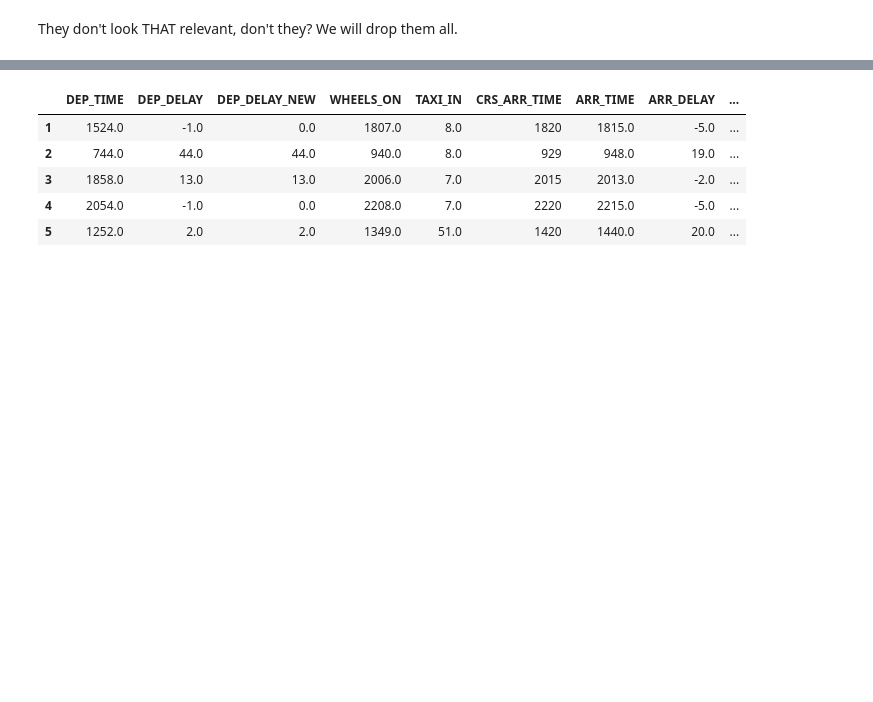
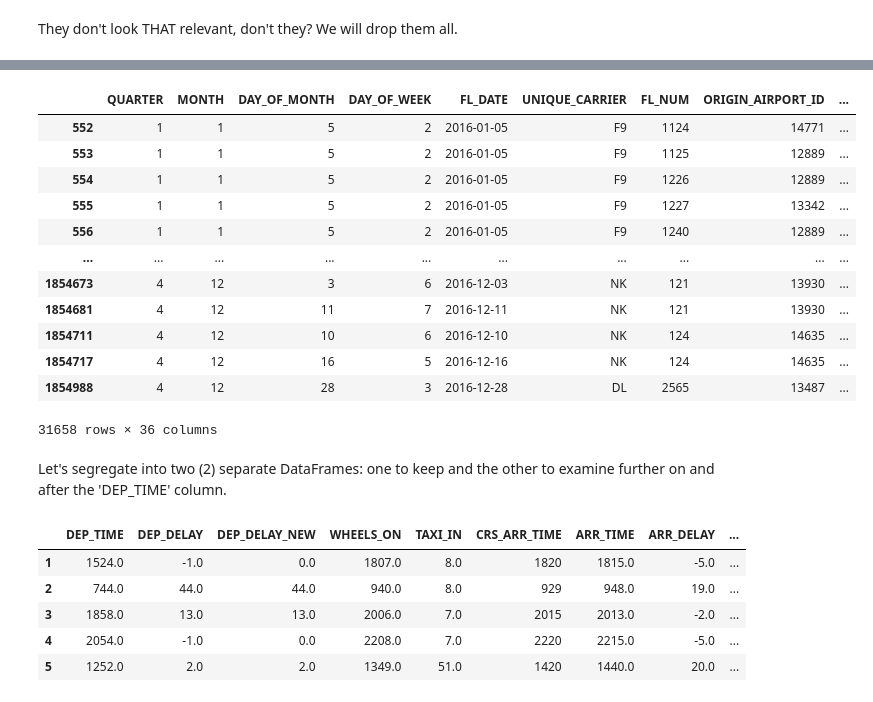
Before and after one commit to tezzytezzy/us-flight-delay, a Jupyter notebook: us-flight-delay.ipynb, the cells around one changed output, grey strips where cells are left out. Cells and saved outputs as stored; diff of their text form; code cells hidden in the pictures; blank space fills up the shorter version.

Commit message:
Further data clensing

```diff
--- a/us-flight-delay.ipynb
+++ b/us-flight-delay.ipynb
@@ -93,3 +144,21 @@ Let's take a look at a separate DataFrame on and after the 'DEP_TIME' column to
+# %%
+df_raw[df_raw.isnull().any(axis=1)]
+# %% [output]
+|  | QUARTER | MONTH | DAY_OF_MONTH | DAY_OF_WEEK | FL_DATE | UNIQUE_CARRIER | FL_NUM | ORIGIN_AIRPORT_ID | ... |
+| 552 | 1 | 1 | 5 | 2 | 2016-01-05 | F9 | 1124 | 14771 | ... |
+| 553 | 1 | 1 | 5 | 2 | 2016-01-05 | F9 | 1125 | 12889 | ... |
+| 554 | 1 | 1 | 5 | 2 | 2016-01-05 | F9 | 1226 | 12889 | ... |
+| 555 | 1 | 1 | 5 | 2 | 2016-01-05 | F9 | 1227 | 13342 | ... |
+| 556 | 1 | 1 | 5 | 2 | 2016-01-05 | F9 | 1240 | 12889 | ... |
+| ... | ... | ... | ... | ... | ... | ... | ... | ... | ... |
+| 1854673 | 4 | 12 | 3 | 6 | 2016-12-03 | NK | 121 | 13930 | ... |
+| 1854681 | 4 | 12 | 11 | 7 | 2016-12-11 | NK | 121 | 13930 | ... |
+| 1854711 | 4 | 12 | 10 | 6 | 2016-12-10 | NK | 124 | 14635 | ... |
+| 1854717 | 4 | 12 | 16 | 5 | 2016-12-16 | NK | 124 | 14635 | ... |
+| 1854988 | 4 | 12 | 28 | 3 | 2016-12-28 | DL | 2565 | 13487 | ... |
+31658 rows × 36 columns
+# %% [markdown]
+Let's segregate into two (2) separate DataFrames: one to keep and the other to examine further on and after the 'DEP_TIME' column.
 # %%
 split_column_idx = df_raw.columns.get_loc('DEP_TIME')
 
```
Also changed, not shown: parts of 30 cells of this notebook.
